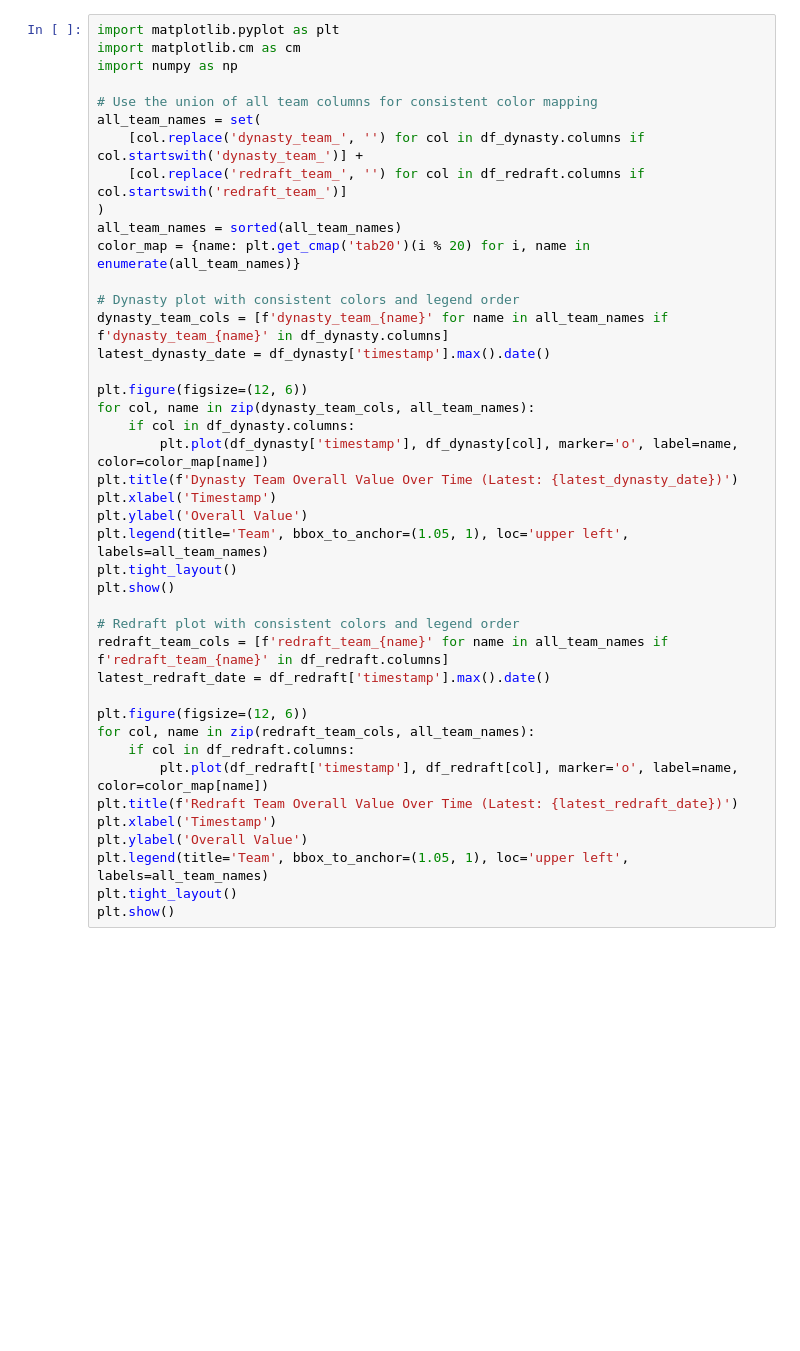
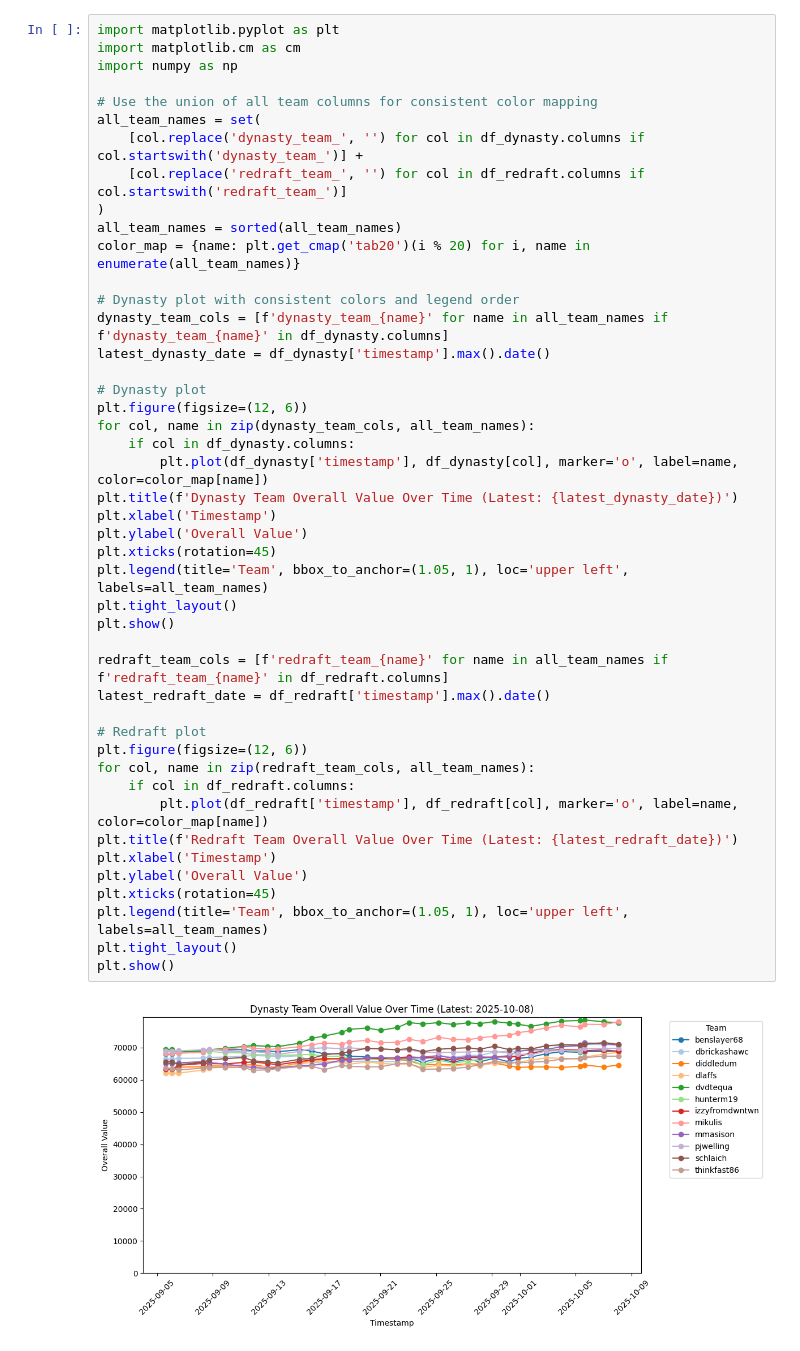
Before and after one commit to atran39/PauliesDynastyFF, a Jupyter notebook: data_visualization.ipynb, the cells around one changed output. Drawn from its saved outputs; the diff is of its cells as text; blank space fills up the shorter version.

```diff
--- a/data_visualization.ipynb
+++ b/data_visualization.ipynb
@@ -66,31 +73,36 @@ all_team_names = sorted(all_team_names)
 color_map = {name: plt.get_cmap('tab20')(i % 20) for i, name in enumerate(all_team_names)}
 
 # Dynasty plot with consistent colors and legend order
 dynasty_team_cols = [f'dynasty_team_{name}' for name in all_team_names if f'dynasty_team_{name}' in df_dynasty.columns]
 latest_dynasty_date = df_dynasty['timestamp'].max().date()
 
+# Dynasty plot
 plt.figure(figsize=(12, 6))
 for col, name in zip(dynasty_team_cols, all_team_names):
     if col in df_dynasty.columns:
         plt.plot(df_dynasty['timestamp'], df_dynasty[col], marker='o', label=name, color=color_map[name])
 plt.title(f'Dynasty Team Overall Value Over Time (Latest: {latest_dynasty_date})')
 plt.xlabel('Timestamp')
 plt.ylabel('Overall Value')
+plt.xticks(rotation=45)
 plt.legend(title='Team', bbox_to_anchor=(1.05, 1), loc='upper left', labels=all_team_names)
 plt.tight_layout()
 plt.show()
 
-# Redraft plot with consistent colors and legend order
 redraft_team_cols = [f'redraft_team_{name}' for name in all_team_names if f'redraft_team_{name}' in df_redraft.columns]
 latest_redraft_date = df_redraft['timestamp'].max().date()
 
+# Redraft plot
 plt.figure(figsize=(12, 6))
 for col, name in zip(redraft_team_cols, all_team_names):
     if col in df_redraft.columns:
         plt.plot(df_redraft['timestamp'], df_redraft[col], marker='o', label=name, color=color_map[name])
 plt.title(f'Redraft Team Overall Value Over Time (Latest: {latest_redraft_date})')
 plt.xlabel('Timestamp')
 plt.ylabel('Overall Value')
+plt.xticks(rotation=45)
 plt.legend(title='Team', bbox_to_anchor=(1.05, 1), loc='upper left', labels=all_team_names)
 plt.tight_layout()
 plt.show()
+# %% [output]
+[figure, added]
```
Also changed, not shown: parts of 2 cells of this notebook.
